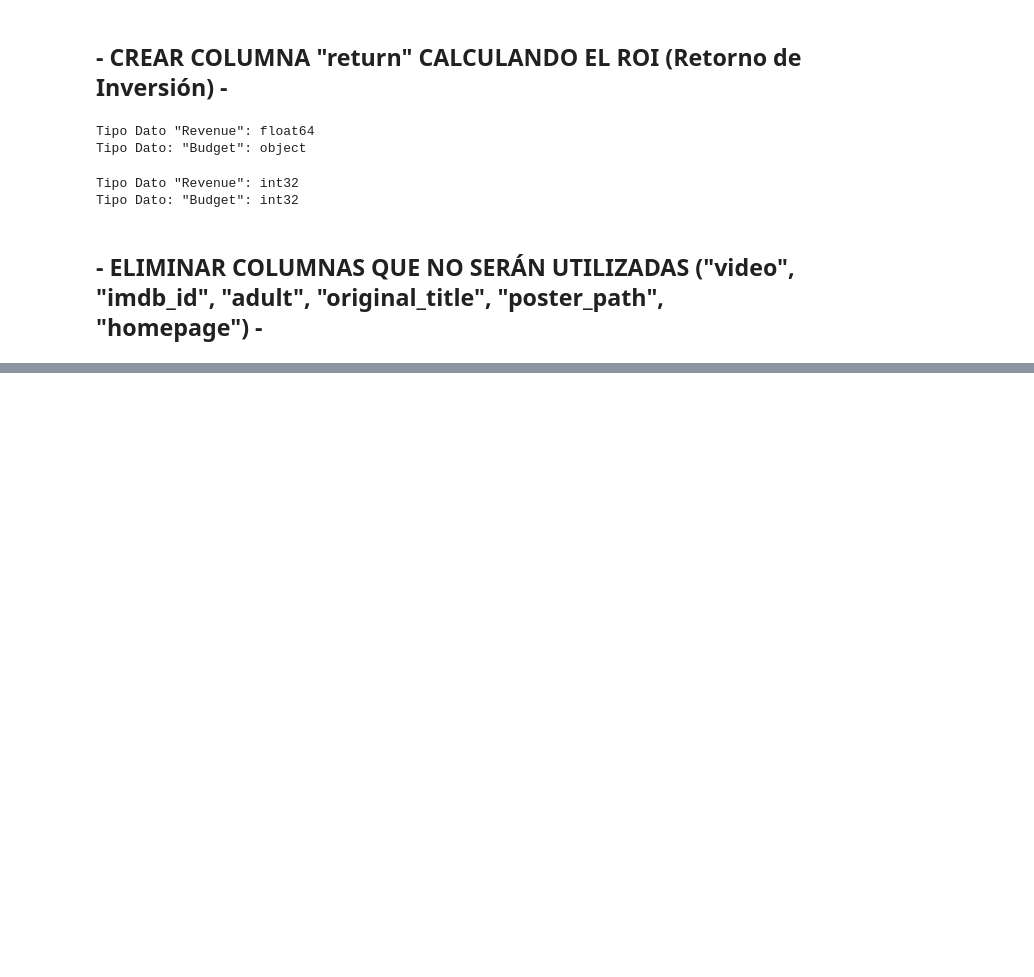
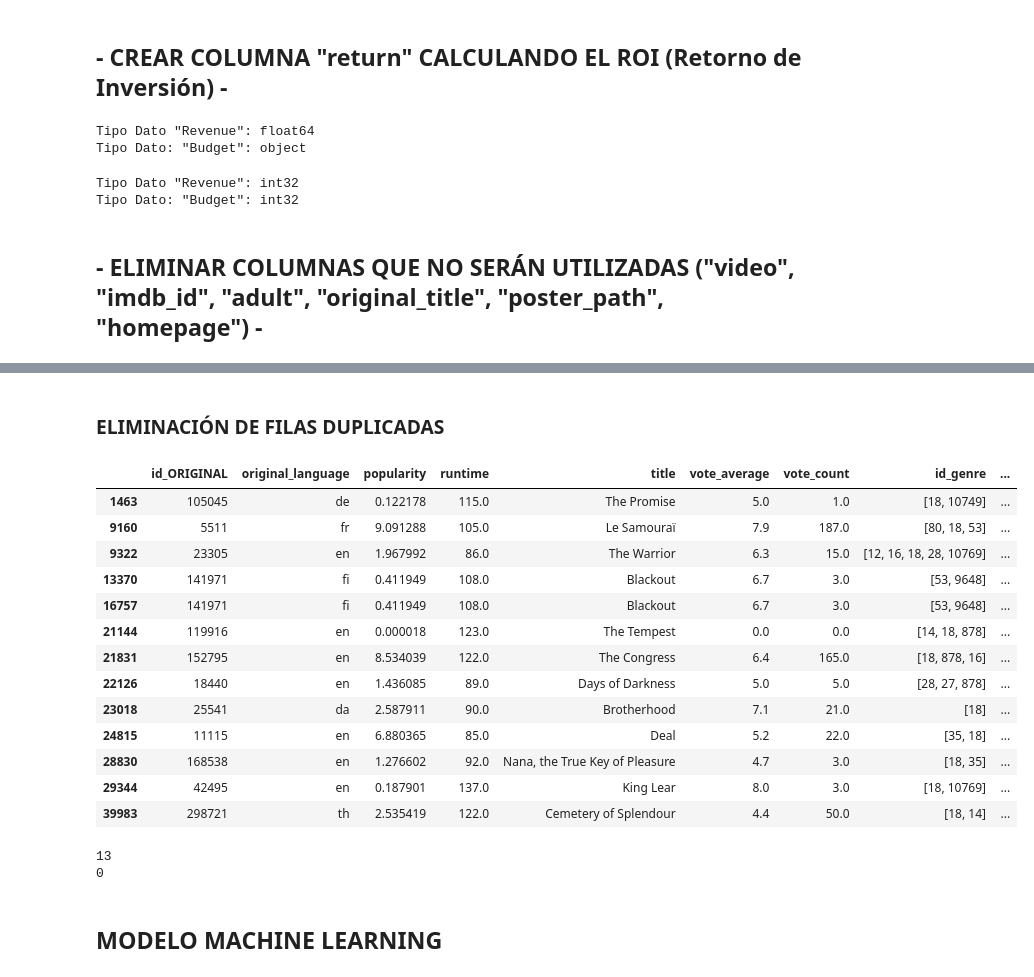
Before and after one commit to Facu6/Proyecto_Individual_1_SoyHenry, a Jupyter notebook: Transformaciones_MOVIES.ipynb, the cells around one changed output, grey strips where cells are left out. Saved outputs shown, nothing was run; the diff lists cells and outputs as text; code cells hidden in the pictures; blank space fills up the shorter version.

```diff
--- a/Transformaciones_MOVIES.ipynb
+++ b/Transformaciones_MOVIES.ipynb
@@ -340,0 +504,6 @@ movies.to_csv('Movies_Transformaciones.csv', index = False)
+# %%
+movies_eda['runtime'].fillna(0, inplace= True)
+# %%
+movies_eda['Iso_prod_countries'].fillna('Desconocido', inplace= True)
+# %%
+movies_eda['Iso_spoken'].fillna('Desconocido', inplace= True)
@@ -340,0 +528,34 @@ movies.to_csv('Movies_Transformaciones.csv', index = False)
+# %% [markdown]
+### ELIMINACIÓN DE FILAS DUPLICADAS
+# %%
+# Se visualizan las filas que están duplicadas en su totalidad (No se toma en cuenta la primer fila original)
+movies_eda[movies_eda.duplicated()]
+# %% [output]
+|  | id_ORIGINAL | original_language | popularity | runtime | title | vote_average | vote_count | id_genre | ... |
+| 1463 | 105045 | de | 0.122178 | 115.0 | The Promise | 5.0 | 1.0 | [18, 10749] | ... |
+| 9160 | 5511 | fr | 9.091288 | 105.0 | Le Samouraï | 7.9 | 187.0 | [80, 18, 53] | ... |
+| 9322 | 23305 | en | 1.967992 | 86.0 | The Warrior | 6.3 | 15.0 | [12, 16, 18, 28, 10769] | ... |
+| 13370 | 141971 | fi | 0.411949 | 108.0 | Blackout | 6.7 | 3.0 | [53, 9648] | ... |
+| 16757 | 141971 | fi | 0.411949 | 108.0 | Blackout | 6.7 | 3.0 | [53, 9648] | ... |
+| 21144 | 119916 | en | 0.000018 | 123.0 | The Tempest | 0.0 | 0.0 | [14, 18, 878] | ... |
+| 21831 | 152795 | en | 8.534039 | 122.0 | The Congress | 6.4 | 165.0 | [18, 878, 16] | ... |
+| 22126 | 18440 | en | 1.436085 | 89.0 | Days of Darkness | 5.0 | 5.0 | [28, 27, 878] | ... |
+| 23018 | 25541 | da | 2.587911 | 90.0 | Brotherhood | 7.1 | 21.0 | [18] | ... |
+| 24815 | 11115 | en | 6.880365 | 85.0 | Deal | 5.2 | 22.0 | [35, 18] | ... |
+| 28830 | 168538 | en | 1.276602 | 92.0 | Nana, the True Key of Pleasure | 4.7 | 3.0 | [18, 35] | ... |
+| 29344 | 42495 | en | 0.187901 | 137.0 | King Lear | 8.0 | 3.0 | [18, 10769] | ... |
+| 39983 | 298721 | th | 2.535419 | 122.0 | Cemetery of Splendour | 4.4 | 50.0 | [18, 14] | ... |
+# %%
+# Se cuentan la cantidad de filas duplicadas en su totalidad
+print(movies_eda.duplicated().sum())
+
+# Se eliminan dichas filas
+movies_eda.drop_duplicates(inplace= True)
+
+# Nuevamente se realiza el recuento
+print(movies_eda.duplicated().sum())
+# %% [output]
+13
+0
+# %% [markdown]
+## MODELO MACHINE LEARNING
```
Also changed, not shown: parts of 41 cells of this notebook, 10 other files.
